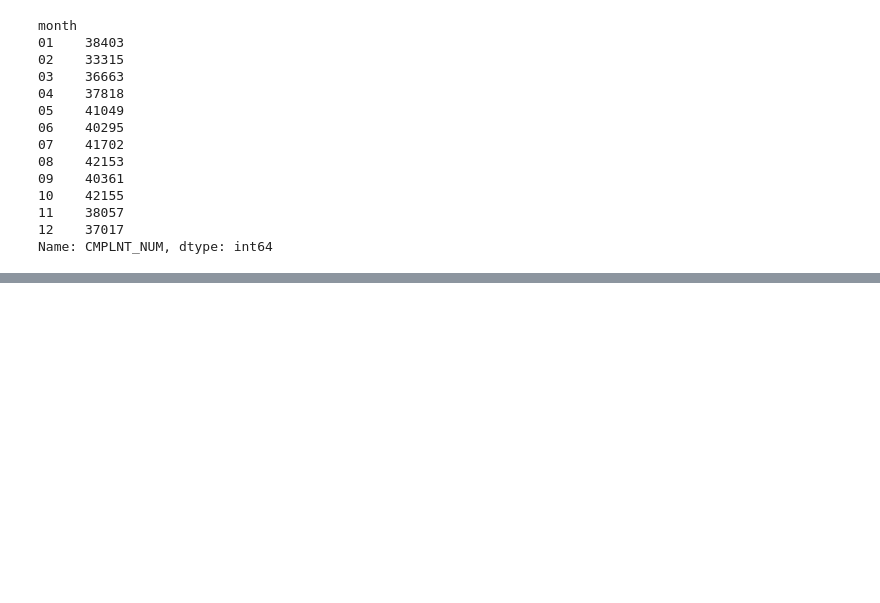
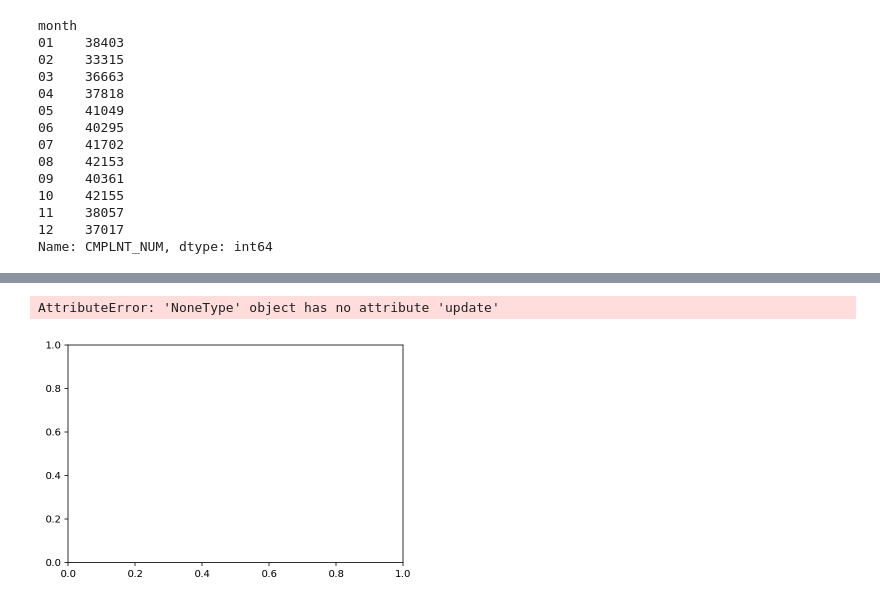
Before and after one commit to cho244/PoliceReports, a Jupyter notebook: HistoricalNY.ipynb, the cells around one changed output, grey strips where cells are left out. Saved outputs shown, nothing was run; the diff lists cells and outputs as text; code cells hidden in the pictures; blank space fills up the shorter version.

```diff
--- a/HistoricalNY.ipynb
+++ b/HistoricalNY.ipynb
@@ -297,0 +360,5 @@ ValueError: No axis named year for object type <class 'pandas.core.frame.DataFra
+# %%
+plt.plot(sample_set.index,sample_set)
+# %% [output]
+AttributeError: 'NoneType' object has no attribute 'update'
+[figure, added]
```
Also changed, not shown: parts of 13 cells of this notebook, 1 other file.
